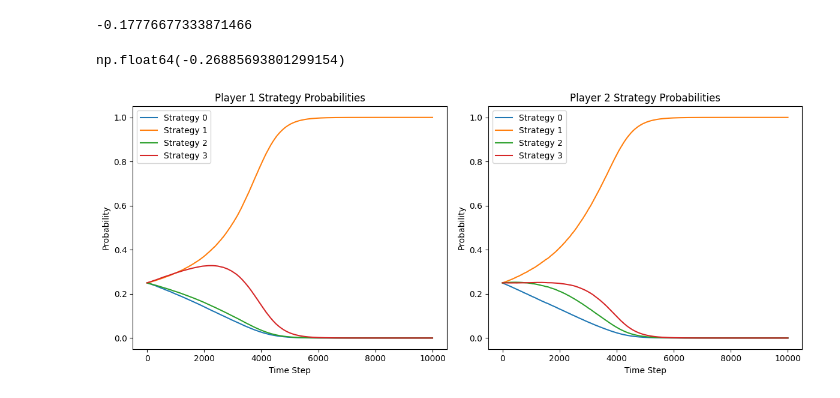
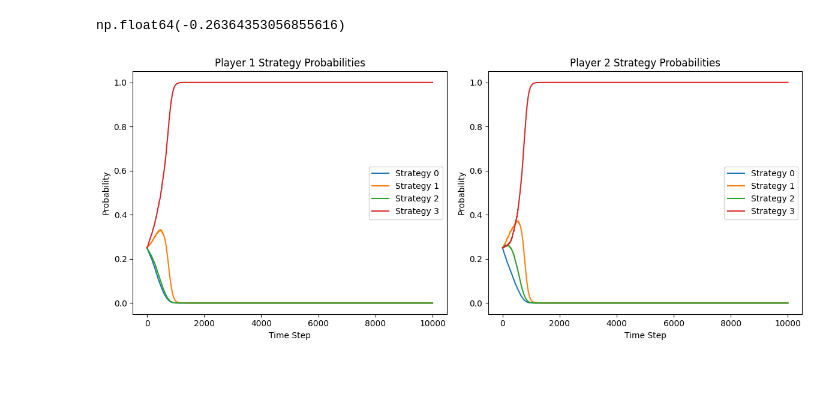
Before and after one commit to i-like-bfs-and-dfs/multi-agent-performative-prediction, a Jupyter notebook: multi_agent_samples.ipynb, the cells around one changed output. Saved outputs shown, nothing was run; the diff lists cells and outputs as text; code cells hidden in the pictures.

Commit message:
added samples-v1

```diff
--- a/multi_agent_samples.ipynb
+++ b/multi_agent_samples.ipynb
@@ -25,6 +25,3 @@ gamma_l = 0.4
 gamma_h = 0.8
 tau_l = 1 / (2 + gamma_h)
 tau_h = 1 / (2 + gamma_l)
-
-U1 = get_utility_matrix(gamma_l, gamma_h, tau_l, tau_h)
-pd.DataFrame(U1)
@@ -42,37 +33,64 @@ def utility_function_sample(gamma, tau_a, tau_b, t, n_s):
     a, b = 0, 1
     mu, sigma = 0.3, 0.1
     trunc_gauss = truncnorm((a - mu) / sigma, (b - mu) / sigma, loc=mu, scale=sigma)
-
-    # Sample n_s values from truncated normal at timestep t (t not used explicitly here)
     samples = trunc_gauss.rvs(n_s, random_state=t)
-
-    # Filter samples within [tau_a, tau_b]
     filtered_samples = samples[(samples >= tau_a) & (samples <= tau_b)]
 
     if len(filtered_samples) == 0:
-        return 0.0  # Or np.nan if you want to signal a warning
+        return 0.0  # Or np.nan
 
-    # Compute the average utility over valid samples
     utility_values = ((2 + gamma) * filtered_samples - 1)
     return np.mean(utility_values)
 
+def get_utility_matrix_sample(gamma_l, gamma_h, tau_l, tau_h, t, n_s):
+    U1 = np.array([
+        [
+            utility_function_sample(gamma_l, tau_l, 1, t, n_s) / 2,
+            0,
+            utility_function_sample(gamma_l, tau_h, 1, t, n_s) / 2,
+            0
+        ],
+        [
+            utility_function_sample(gamma_l, tau_l, 1, t, n_s),
+            utility_function_sample(gamma_h, tau_l, 1, t, n_s) / 2,
+            utility_function_sample(gamma_l, tau_h, 1, t, n_s),
+            utility_function_sample(gamma_h, tau_h, 1, t, n_s) / 2
+        ],
+        [
+            utility_function_sample(gamma_l, tau_l, tau_h, t, n_s) + utility_function_sample(gamma_l, tau_h, 1, t, n_s) / 2,
+            utility_function_sample(gamma_h, tau_l, tau_h, t, n_s),
+            utility_function_sample(gamma_l, tau_h, 1, t, n_s) / 2,
+            0
+        ],
+        [
+            utility_function_sample(gamma_l, tau_l, 1, t, n_s),
+            utility_function_sample(gamma_h, tau_l, tau_h, t, n_s) + utility_function_sample(gamma_h, tau_h, 1, t, n_s) / 2,
+            utility_function_sample(gamma_l, tau_h, 1, t, n_s),
+            utility_function_sample(gamma_h, tau_h, 1, t, n_s) / 2
+        ]
+    ])
+
+    return U1
 # utility_function_sample(0.4,0.6,0.7,1,10000)
-utility_function(0.4,0.1,0.7)
+# utility_function(0.4,0.1,0.7)
-# %% [output]
--0.17776677333871466
 # %%
-utility_function_sample(0.4,0.1,0.7,1,10000)
+utility_function_sample(0.4,0.1,0.7,1,1000)
+utility_function(0.4,0.1,0.7)
 # %% [output]
-np.float64(-0.26885693801299154)
+np.float64(-0.26364353056855616)
 # %%
-def exponential_weights(T, eta, num_actions, U1):
+def exponential_weights(T, eta, num_actions, gamma_l, gamma_h, tau_l, tau_h, n_s):
+
     p1 = np.ones((T+1, num_actions)) / num_actions
     p2 = np.ones((T+1, num_actions)) / num_actions
 
-    U2 = U1.T  # Assume zero-sum game for illustration
+      # Assume zero-sum game for illustration
 
     # Simulate algorithm
     for t in range(T):
+        U1 = get_utility_matrix_sample(gamma_l, gamma_h, tau_l, tau_h, t, n_s)
+        U2 = U1.T
+
         # Sample strategy
         s1 = np.random.choice(num_actions, p=p1[t])
         s2 = np.random.choice(num_actions, p=p2[t])
@@ -91,32 +109,33 @@ def exponential_weights(T, eta, num_actions, U1):
     return p1, p2
 
 def plot_probabilities_per_player(p1, p2):
     plt.figure(figsize=(12, 5))
 
     plt.subplot(1, 2, 1)
     for i in range(4):
         plt.plot(p1[:, i], label=f'Strategy {i}')
     plt.title('Player 1 Strategy Probabilities')
     plt.xlabel('Time Step')
     plt.ylabel('Probability')
     plt.legend()
 
     plt.subplot(1, 2, 2)
     for i in range(4):
         plt.plot(p2[:, i], label=f'Strategy {i}')
     plt.title('Player 2 Strategy Probabilities')
     plt.xlabel('Time Step')
     plt.ylabel('Probability')
     plt.legend()
 
     plt.tight_layout()
     plt.show()
 
 
 T = 10000  # time steps
 eta = 0.1  # learning rate
 num_actions = 4  # 4 strategy pairs per player
-p1, p2 = exponential_weights(T, eta, num_actions, U1)
+n_s = 1000
+p1, p2 = exponential_weights(T, eta, num_actions,gamma_l, gamma_h, tau_l, tau_h, n_s)
 plot_probabilities_per_player(p1, p2)
 # %% [output]
-[figure, old version]
+[figure, new version]
```
Also changed, not shown: parts of 1 cell of this notebook.
